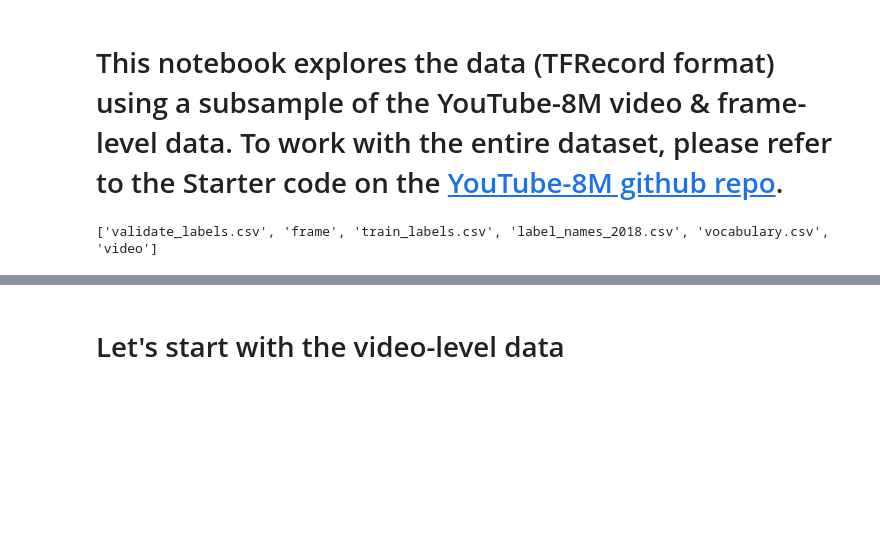
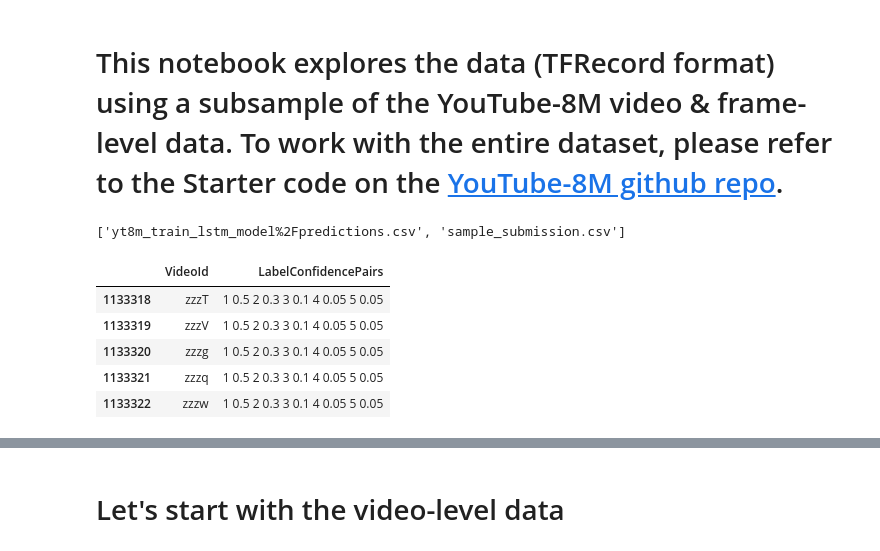
Before and after one commit to shengchen-liu/yt8m, a Jupyter notebook: code/Explore.ipynb, the cells around one changed output, grey strips where cells are left out. Cells and saved outputs as stored; diff of their text form; code cells hidden in the pictures; blank space fills up the shorter version.

Commit message:
first submission

```diff
--- a/code/Explore.ipynb
+++ b/code/Explore.ipynb
@@ -12,8 +12,19 @@ import pandas as pd # data processing, CSV file I/O (e.g. pd.read_csv)
 # For example, running this (by clicking run or pressing Shift+Enter) will list the files in the input directory
 
 import os
-print(os.listdir("../input"))
+print(os.listdir("../output"))
 
 # Any results you write to the current directory are saved as output.
 # %% [output]
-['validate_labels.csv', 'frame', 'train_labels.csv', 'label_names_2018.csv', 'vocabulary.csv', 'video']
+['yt8m_train_lstm_model%2Fpredictions.csv', 'sample_submission.csv']
+# %%
+sample_submission =  pd.read_csv('../output/sample_submission.csv')
+# %%
+sample_submission.tail()
+# %% [output]
+|  | VideoId | LabelConfidencePairs |
+| 1133318 | zzzT | 1 0.5 2 0.3 3 0.1 4 0.05 5 0.05 |
+| 1133319 | zzzV | 1 0.5 2 0.3 3 0.1 4 0.05 5 0.05 |
+| 1133320 | zzzg | 1 0.5 2 0.3 3 0.1 4 0.05 5 0.05 |
+| 1133321 | zzzq | 1 0.5 2 0.3 3 0.1 4 0.05 5 0.05 |
+| 1133322 | zzzw | 1 0.5 2 0.3 3 0.1 4 0.05 5 0.05 |
```
Also changed, not shown: parts of 6 cells of this notebook, 58 other files.
